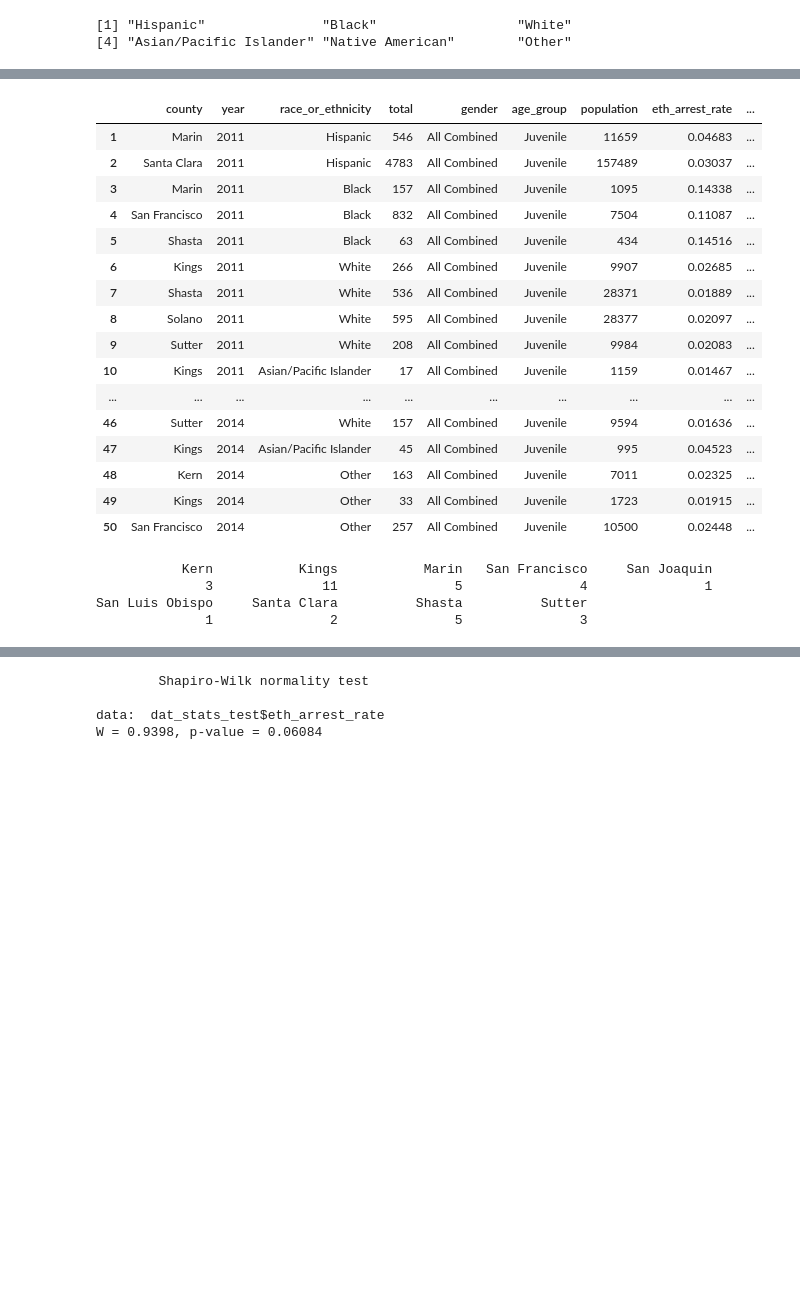
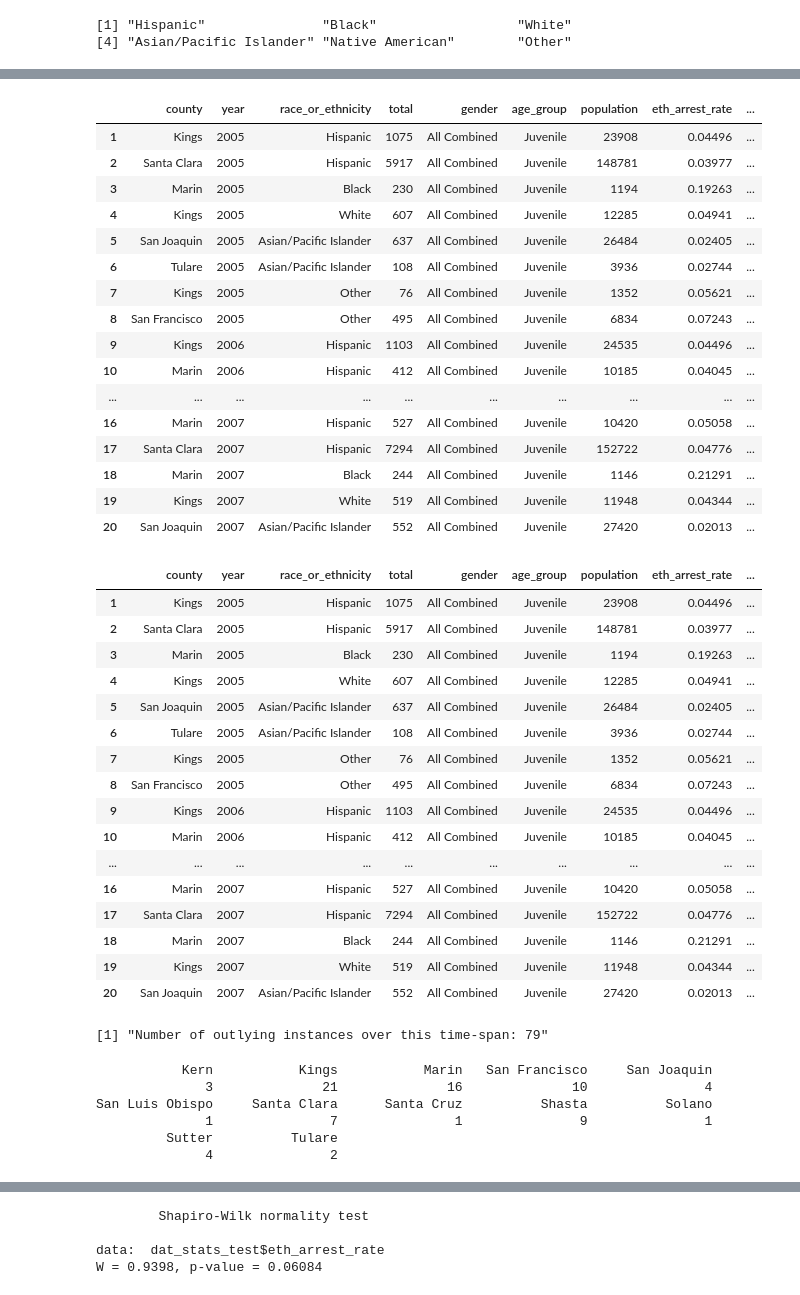
Before and after one commit to sjesupaul/CA_DOJ_OpenJustice, a Jupyter notebook: ethnic_enforcement_outliers.ipynb, the cells around one changed output, grey strips where cells are left out. Cells and saved outputs as stored; diff of their text form; code cells hidden in the pictures; blank space fills up the shorter version.

```diff
--- a/ethnic_enforcement_outliers.ipynb
+++ b/ethnic_enforcement_outliers.ipynb
@@ -1,7 +1,7 @@
 # %%
 ## Status, as of June 28, 2016:
 ## - Pretty much done, although I'd like to convert the nested for loop into a window function call.
-## - Would like to add all years and do a final large panel plot that highlights outliers per year.
+## - Would like to create a final large panel plot that highlights outliers per year.
 
 ## Prep the workspace
 library("AzureML")
@@ -11,11 +11,10 @@ ws <- workspace()
 ## Please note: We could automate file name detection/grabbing in a local version of this, but we're
 ## trying to lean on Azure ML's processing power, so we've gotta' work with their obfuscation of
 ## dataset paths.
-file_names <- c("ca_doj_arrests_deidentified_2014_05-07-2016.csv",
-                "ca_doj_arrests_deidentified_2013_05-07-2016.csv",
-                "ca_doj_arrests_deidentified_2012_05-07-2016.csv",
-                "ca_doj_arrests_deidentified_2011_05-07-2016.csv")
-dat_arrests <- do.call(rbind, download.datasets(ws, file_names))
+file_names <- grep("^ca_doj_arrests.*csv", ws$datasets$Name, value = T)
+
+## Subset to only 2005-2014, because our population data only begins in 2005
+dat_arrests <- do.call(rbind, download.datasets(ws, file_names[!grepl("200[0-4]", file_names)]))
 
 ## Remove row names
 row.names(dat_arrests) <- NULL
@@ -199,11 +207,9 @@ unique(dat_pop_jv$race)
 # %%
 ## Join the pop and arrests datasets.
 ## Start by relabeling the 'race' variable in the pop table. Also, until we've bound all years together,
-## !! Subsetting pop figures to 2011-2014, for now.
 names(dat_pop_jv)[3] <- "race_or_ethnicity"
 names(cty_ethnic)[2] <- "year"
-dat_joined <- right_join(cty_ethnic, dat_pop_jv[dat_pop_jv$year %in% c("2011","2012","2013","2014"),],
-                         by = c("county","year","race_or_ethnicity"))
+dat_joined <- right_join(cty_ethnic, dat_pop_jv, by = c("county","year","race_or_ethnicity"))
 # %%
 ## Preview to confirm.
 head(dat_joined[!(dat_joined$county %in% "Alpine" | dat_joined$county %in% "Amador" | dat_joined$county %in% "Yuba"),])
@@ -259,60 +265,82 @@ dat_joined$eth_arrest_rate <- round((dat_joined$total)/(dat_joined$population),
 ## Create empty dataframe
 dat_stats <- dat_joined[0,]
 dat_stats$rate_prob <- numeric(0)
 dat_stats$z_score <- numeric(0)
 
 ## Nested loop (computing stats per race/ethnic group, per year)
 for(i in unique(dat_joined$year)){
 
     ## Subset to iterative year
     dat_year <- dat_joined[dat_joined$year %in% i,]
 
     for(j in unique(dat_year$race_or_ethnicity)){
 
         ## Subset to iterative race/ethnicity
         dat_race <- dat_year[dat_year$race_or_ethnicity %in% j,]
 
         ## Compute the probability of the observed arrest rate
         dat_race$rate_prob <- round(pnorm(dat_race$eth_arrest_rate, mean(dat_race$eth_arrest_rate, na.rm = T),
                                     sd(dat_race$eth_arrest_rate, na.rm = T), lower.tail = FALSE, log.p = FALSE), 5)
 
         ## Compute the Z-score of the observed arrest rates
         dat_race$z_score <- qnorm(dat_race$rate_prob, lower.tail = FALSE, log.p = FALSE)
 
         ## Bind to burgeoning dataframe
         dat_stats <- rbind(dat_stats, dat_race)
     }
 }
 
-## Now, show me those who have evidently been outliers in enforcement upon any ethnic group for any year.
-dat_stats[dat_stats$z_score >= 1.5,]
+## Now, preview those who have evidently been outliers in enforcement upon any ethnic group for any year.
+head(dat_stats[dat_stats$z_score >= 2,], 20)
+head(dat_stats[dat_stats$z_score >= 2,], 20)
+paste("Number of outlying instances over this time-span:", nrow(dat_stats[dat_stats$z_score >= 2,]))
 # %% [output]
 |  | county | year | race_or_ethnicity | total | gender | age_group | population | eth_arrest_rate | ... |
-| 1 | Marin | 2011 | Hispanic | 546 | All Combined | Juvenile | 11659 | 0.04683 | ... |
-| 2 | Santa Clara | 2011 | Hispanic | 4783 | All Combined | Juvenile | 157489 | 0.03037 | ... |
-| 3 | Marin | 2011 | Black | 157 | All Combined | Juvenile | 1095 | 0.14338 | ... |
-| 4 | San Francisco | 2011 | Black | 832 | All Combined | Juvenile | 7504 | 0.11087 | ... |
-| 5 | Shasta | 2011 | Black | 63 | All Combined | Juvenile | 434 | 0.14516 | ... |
-| 6 | Kings | 2011 | White | 266 | All Combined | Juvenile | 9907 | 0.02685 | ... |
-| 7 | Shasta | 2011 | White | 536 | All Combined | Juvenile | 28371 | 0.01889 | ... |
-| 8 | Solano | 2011 | White | 595 | All Combined | Juvenile | 28377 | 0.02097 | ... |
-| 9 | Sutter | 2011 | White | 208 | All Combined | Juvenile | 9984 | 0.02083 | ... |
-| 10 | Kings | 2011 | Asian/Pacific Islander | 17 | All Combined | Juvenile | 1159 | 0.01467 | ... |
+| 1 | Kings | 2005 | Hispanic | 1075 | All Combined | Juvenile | 23908 | 0.04496 | ... |
+| 2 | Santa Clara | 2005 | Hispanic | 5917 | All Combined | Juvenile | 148781 | 0.03977 | ... |
+| 3 | Marin | 2005 | Black | 230 | All Combined | Juvenile | 1194 | 0.19263 | ... |
+| 4 | Kings | 2005 | White | 607 | All Combined | Juvenile | 12285 | 0.04941 | ... |
+| 5 | San Joaquin | 2005 | Asian/Pacific Islander | 637 | All Combined | Juvenile | 26484 | 0.02405 | ... |
+| 6 | Tulare | 2005 | Asian/Pacific Islander | 108 | All Combined | Juvenile | 3936 | 0.02744 | ... |
+| 7 | Kings | 2005 | Other | 76 | All Combined | Juvenile | 1352 | 0.05621 | ... |
+| 8 | San Francisco | 2005 | Other | 495 | All Combined | Juvenile | 6834 | 0.07243 | ... |
+| 9 | Kings | 2006 | Hispanic | 1103 | All Combined | Juvenile | 24535 | 0.04496 | ... |
+| 10 | Marin | 2006 | Hispanic | 412 | All Combined | Juvenile | 10185 | 0.04045 | ... |
 | ... | ... | ... | ... | ... | ... | ... | ... | ... | ... |
-| 46 | Sutter | 2014 | White | 157 | All Combined | Juvenile | 9594 | 0.01636 | ... |
-| 47 | Kings | 2014 | Asian/Pacific Islander | 45 | All Combined | Juvenile | 995 | 0.04523 | ... |
-| 48 | Kern | 2014 | Other | 163 | All Combined | Juvenile | 7011 | 0.02325 | ... |
-| 49 | Kings | 2014 | Other | 33 | All Combined | Juvenile | 1723 | 0.01915 | ... |
-| 50 | San Francisco | 2014 | Other | 257 | All Combined | Juvenile | 10500 | 0.02448 | ... |
+| 16 | Marin | 2007 | Hispanic | 527 | All Combined | Juvenile | 10420 | 0.05058 | ... |
+| 17 | Santa Clara | 2007 | Hispanic | 7294 | All Combined | Juvenile | 152722 | 0.04776 | ... |
+| 18 | Marin | 2007 | Black | 244 | All Combined | Juvenile | 1146 | 0.21291 | ... |
+| 19 | Kings | 2007 | White | 519 | All Combined | Juvenile | 11948 | 0.04344 | ... |
+| 20 | San Joaquin | 2007 | Asian/Pacific Islander | 552 | All Combined | Juvenile | 27420 | 0.02013 | ... |
+|  | county | year | race_or_ethnicity | total | gender | age_group | population | eth_arrest_rate | ... |
+| 1 | Kings | 2005 | Hispanic | 1075 | All Combined | Juvenile | 23908 | 0.04496 | ... |
+| 2 | Santa Clara | 2005 | Hispanic | 5917 | All Combined | Juvenile | 148781 | 0.03977 | ... |
+| 3 | Marin | 2005 | Black | 230 | All Combined | Juvenile | 1194 | 0.19263 | ... |
+| 4 | Kings | 2005 | White | 607 | All Combined | Juvenile | 12285 | 0.04941 | ... |
+| 5 | San Joaquin | 2005 | Asian/Pacific Islander | 637 | All Combined | Juvenile | 26484 | 0.02405 | ... |
+| 6 | Tulare | 2005 | Asian/Pacific Islander | 108 | All Combined | Juvenile | 3936 | 0.02744 | ... |
+| 7 | Kings | 2005 | Other | 76 | All Combined | Juvenile | 1352 | 0.05621 | ... |
+| 8 | San Francisco | 2005 | Other | 495 | All Combined | Juvenile | 6834 | 0.07243 | ... |
+| 9 | Kings | 2006 | Hispanic | 1103 | All Combined | Juvenile | 24535 | 0.04496 | ... |
+| 10 | Marin | 2006 | Hispanic | 412 | All Combined | Juvenile | 10185 | 0.04045 | ... |
+| ... | ... | ... | ... | ... | ... | ... | ... | ... | ... |
+| 16 | Marin | 2007 | Hispanic | 527 | All Combined | Juvenile | 10420 | 0.05058 | ... |
+| 17 | Santa Clara | 2007 | Hispanic | 7294 | All Combined | Juvenile | 152722 | 0.04776 | ... |
+| 18 | Marin | 2007 | Black | 244 | All Combined | Juvenile | 1146 | 0.21291 | ... |
+| 19 | Kings | 2007 | White | 519 | All Combined | Juvenile | 11948 | 0.04344 | ... |
+| 20 | San Joaquin | 2007 | Asian/Pacific Islander | 552 | All Combined | Juvenile | 27420 | 0.02013 | ... |
+[1] "Number of outlying instances over this time-span: 79"
 # %%
 ## Interesting. There seem to be a lot of the same few counties represented.
 ## Thus, let's draw up a frequency table of the instances per outlying county from above.
 table(dat_stats[dat_stats$z_score >= 2, "county"])
 # %% [output]
            Kern           Kings           Marin   San Francisco     San Joaquin
-              3              11               5               4               1
-San Luis Obispo     Santa Clara          Shasta          Sutter
-              1               2               5               3
+              3              21              16              10               4
+San Luis Obispo     Santa Clara      Santa Cruz          Shasta          Solano
+              1               7               1               9               1
+         Sutter          Tulare
+              4               2
 # %%
 ## Two counties stick out to this researcher:
 ## Kings, for its sheer volume of outlying instances, and San Francisco, because, well, it's a
```
Also changed, not shown: parts of 11 cells of this notebook, 3 other files.
